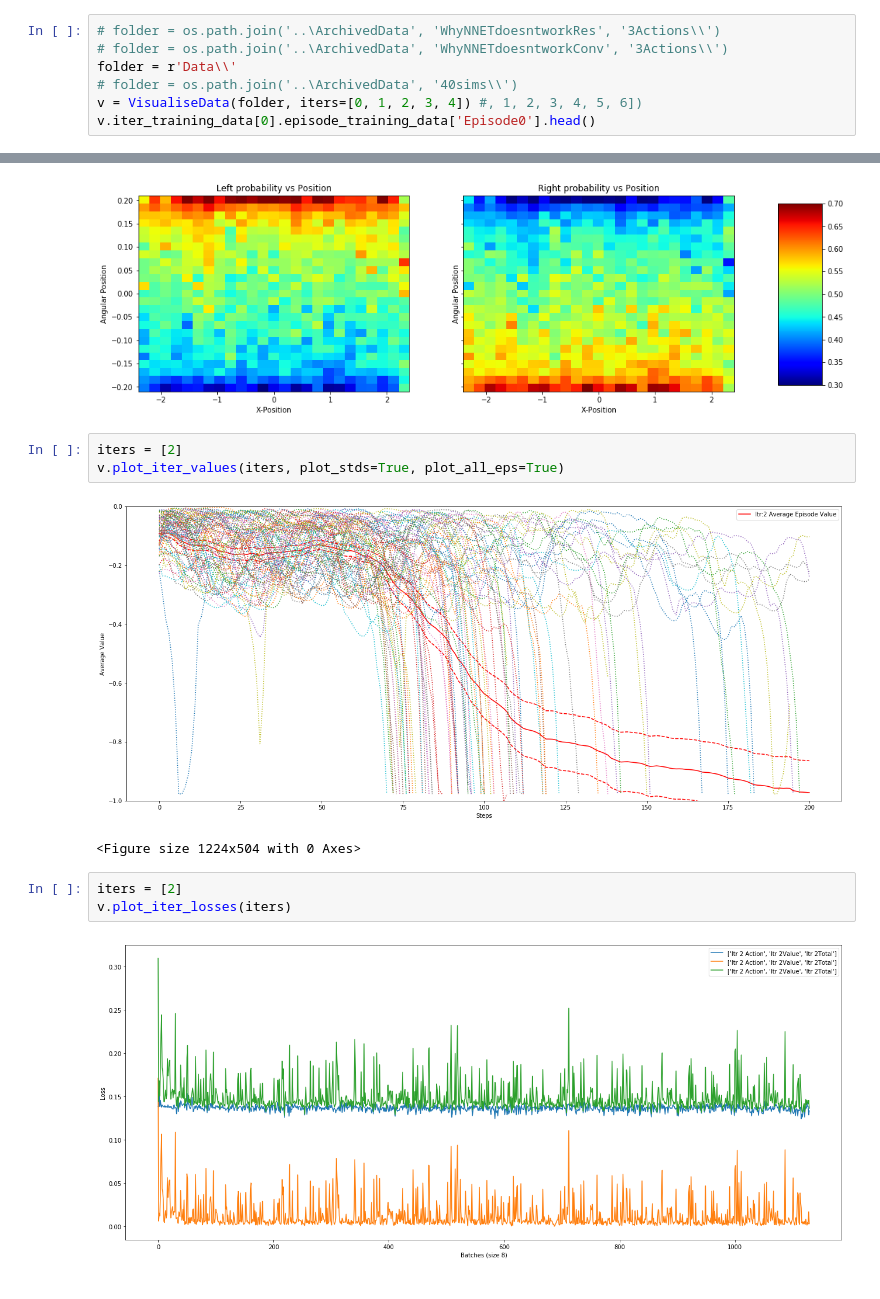
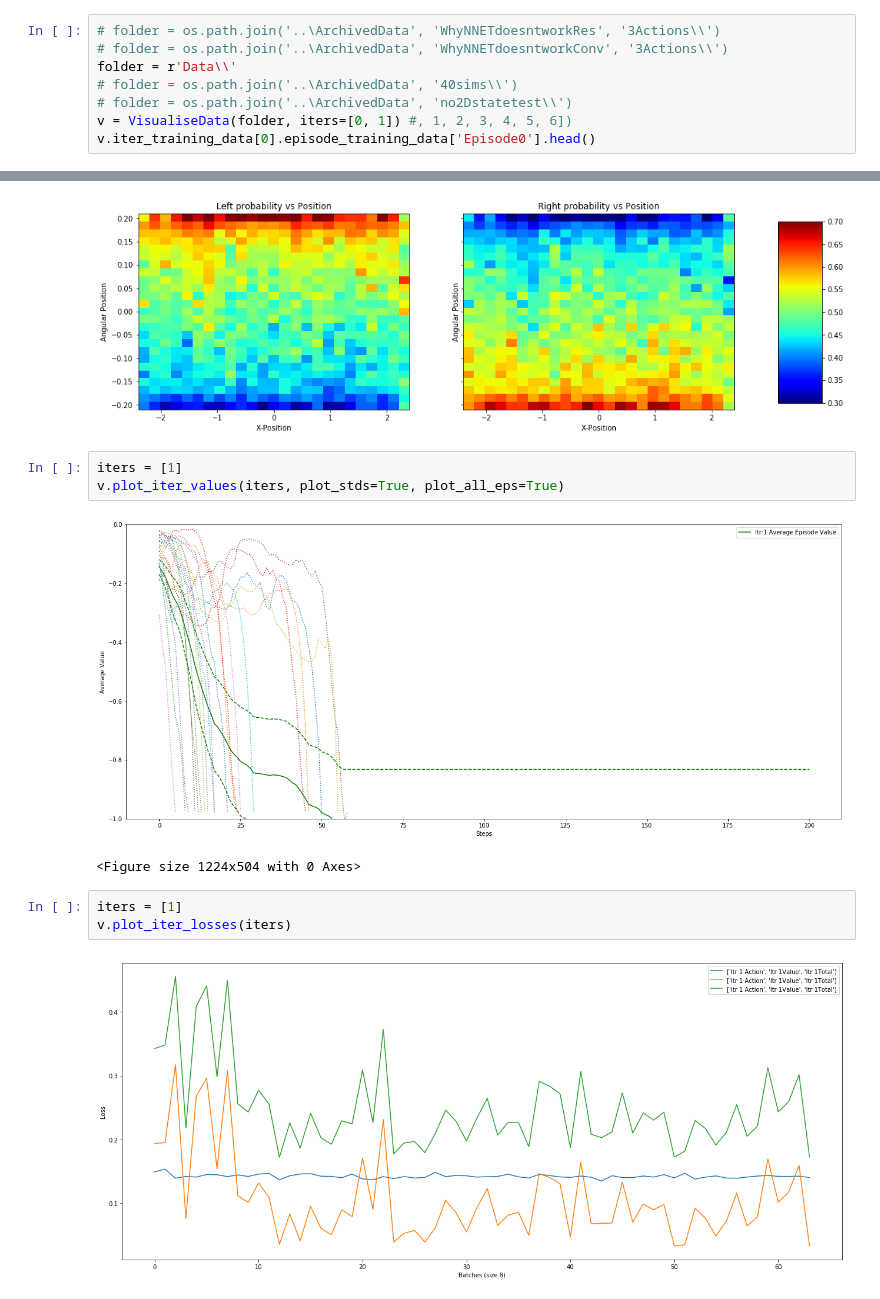
Before and after one commit to alexdarch/Project, a Jupyter notebook: CartPole/ResultsVisualisation.ipynb, the cells around one changed output, grey strips where cells are left out. Drawn from its saved outputs; the diff is of its cells as text.

```diff
--- a/CartPole/ResultsVisualisation.ipynb
+++ b/CartPole/ResultsVisualisation.ipynb
@@ -498,6 +498,7 @@ class VisualiseData:
 # folder = os.path.join('..\ArchivedData', 'WhyNNETdoesntworkConv', '3Actions\\')
 folder = r'Data\\'
 # folder = os.path.join('..\ArchivedData', '40sims\\')
-v = VisualiseData(folder, iters=[0, 1, 2, 3, 4]) #, 1, 2, 3, 4, 5, 6])
+# folder = os.path.join('..\ArchivedData', 'no2Dstatetest\\')
+v = VisualiseData(folder, iters=[0, 1]) #, 1, 2, 3, 4, 5, 6])
 v.iter_training_data[0].episode_training_data['Episode0'].head()
 # %% [output]
@@ -530,14 +531,14 @@ KeyboardInterrupt:
 [figure]
 [figure]
 # %%
-iters = [2]
+iters = [1]
 v.plot_iter_values(iters, plot_stds=True, plot_all_eps=True)
 # %% [output]
-[figure, old version]
+[figure, new version]
 <Figure size 1224x504 with 0 Axes>
 # %%
-iters = [2]
+iters = [1]
 v.plot_iter_losses(iters)
 # %% [output]
-[figure, old version]
+[figure, new version]
 # %%
```
Also changed, not shown: parts of 5 cells of this notebook, 11 other files.
